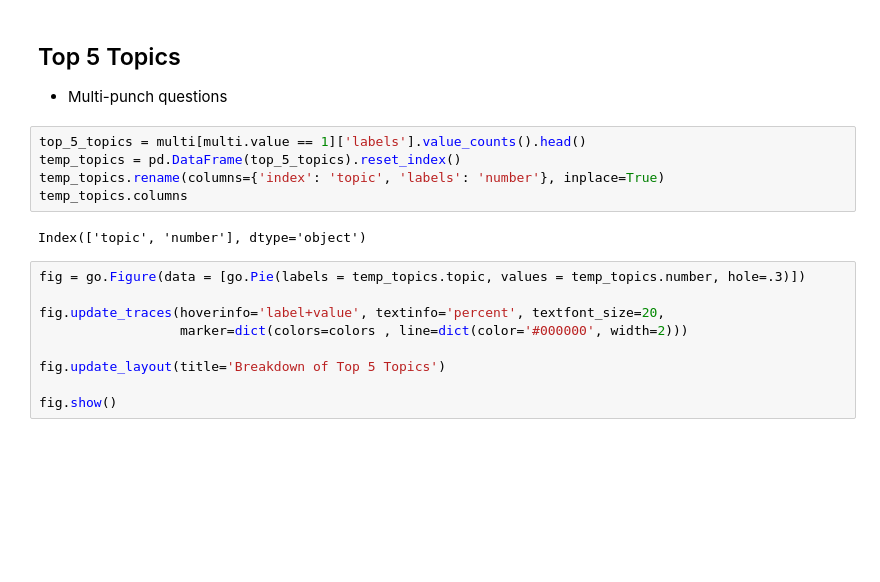
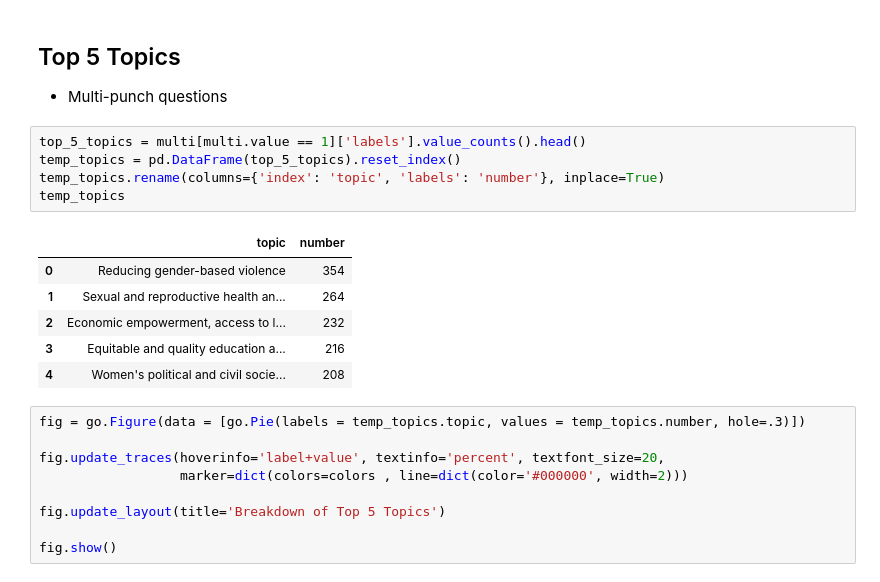
Before and after one commit to faithkane3/makeovermonday, a Jupyter notebook: visualizing_equality/first_look_equality.ipynb, the cells around one changed output. Cells and saved outputs as stored; diff of their text form; blank space fills up the shorter version.

```diff
--- a/visualizing_equality/first_look_equality.ipynb
+++ b/visualizing_equality/first_look_equality.ipynb
@@ -259,10 +260,15 @@ likert.head(1)
 # %%
 top_5_topics = multi[multi.value == 1]['labels'].value_counts().head()
 temp_topics = pd.DataFrame(top_5_topics).reset_index()
 temp_topics.rename(columns={'index': 'topic', 'labels': 'number'}, inplace=True)
-temp_topics.columns
+temp_topics
 # %% [output]
-Index(['topic', 'number'], dtype='object')
+|  | topic | number |
+| 0 | Reducing gender-based violence | 354 |
+| 1 | Sexual and reproductive health an... | 264 |
+| 2 | Economic empowerment, access to l... | 232 |
+| 3 | Equitable and quality education a... | 216 |
+| 4 | Women's political and civil socie... | 208 |
 # %%
 fig = go.Figure(data = [go.Pie(labels = temp_topics.topic, values = temp_topics.number, hole=.3)])
 
```
Also changed, not shown: parts of 13 cells of this notebook, 1 other file.
